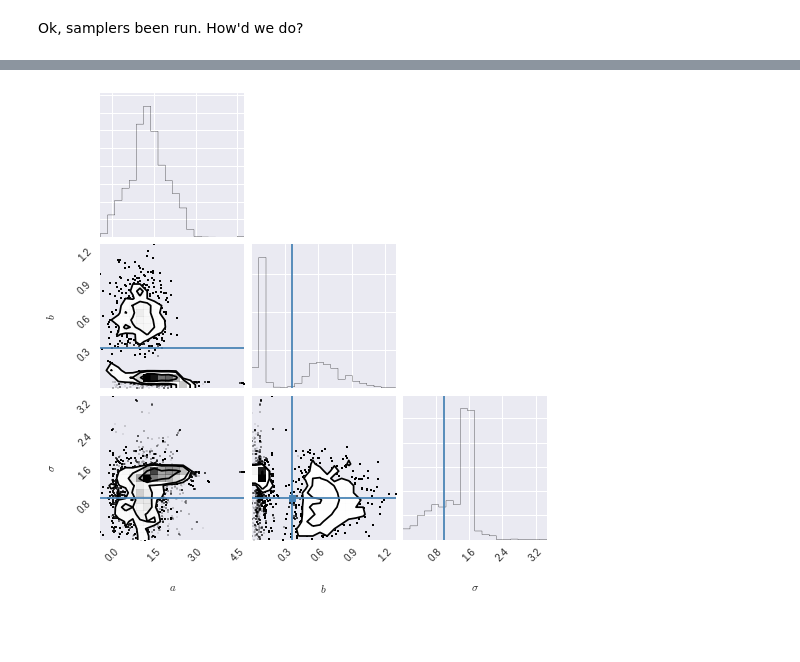
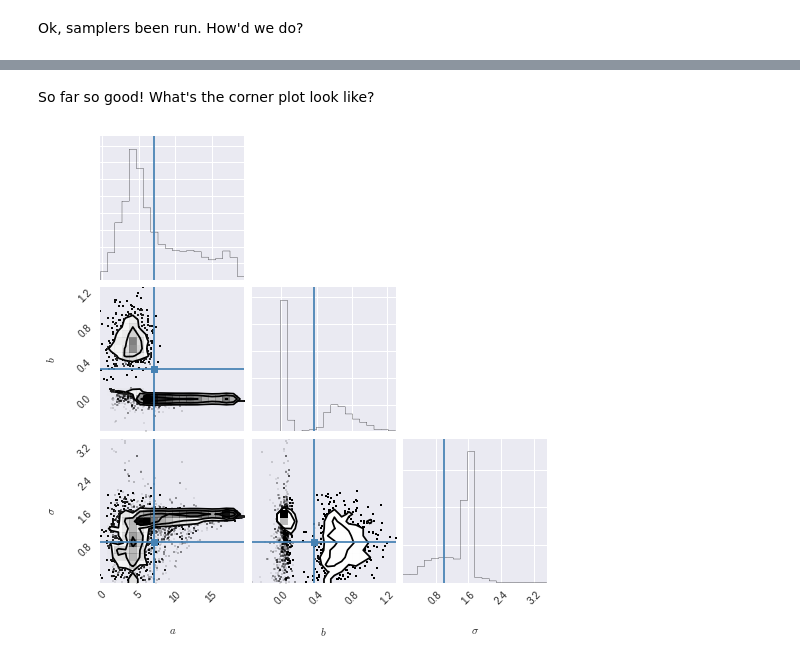
Before and after one commit to Ravirajadrangi/ClusterMassInference, a Jupyter notebook: Inference On Mock.ipynb, the cells around one changed output, grey strips where cells are left out. Cells and saved outputs as stored; diff of their text form; code cells hidden in the pictures; blank space fills up the shorter version.

Commit message:
Sending notebook to Phil to look over.

```diff
--- a/Inference On Mock.ipynb
+++ b/Inference On Mock.ipynb
@@ -7,8 +7,8 @@ import seaborn as sns
 sns.set()
 # %%
 from astropy.io import fits
-dataDir = '/home/sean/Data/BuzzardSims/'
-#dataDir = '/nfs/slac/g/ki/ki19/des/erykoff/clusters/mocks/Buzzard/buzzard-1.1/des_y5/redmapper_v6.4.7/halos/'
+#dataDir = '/home/sean/Data/BuzzardSims/'
+dataDir = '/nfs/slac/g/ki/ki19/des/erykoff/clusters/mocks/Buzzard/buzzard-1.1/des_y5/redmapper_v6.4.7/halos/'
 hdulist = fits.open(dataDir+'buzzard-v1.1-y5_run_00340_lambda_chisq.fit')
 data = hdulist[1].data
 # %%
@@ -68,6 +68,9 @@ I was trying to decide how bad the OLS estimator would be in this case. Since I'
 # %%
 from scipy.stats import linregress
-b, logA, r, p, err = linregress(logMass, logRich)
-print 'a: %.3e\tb: %.3e'%(10**logA, b)
+#Linear shift
+offset = 13.5
+b, logA, r, p, err = linregress(logMass-offset, logRich)
+print 'A: %.3e\tb: %.3e'%(10**logA, b)
 print 'R^2: %.3f'%r**2
+print 'CI_b: (%.3f, %.3f)'%(b-2*err, b+2*err)
 # %% [output]
@@ -109,7 +113,7 @@ $P(a,b,\sigma | \{M\}, \{\lambda\}) = \prod_{k=1}^N{P(\lambda_k |\; M_k, a,b,\si
 
 Note this is a dramatically simplified case. I hope to work up to measured rather than known masses, then removing them from the inference entirely. Here's all the liklihoods.
 # %%
-from scipy.stats import gamma
+from scipy.stats import gamma, lognorm, expon
 def log_prior(a,b,sigma):
 
     if any(x<0 for x in (a,sigma)):
@@ -117,17 +121,19 @@ def log_prior(a,b,sigma):
     #if sigma<0:
     #    return - np.inf
     t = np.arctan(b)
-    if t<0 or t>np.pi/2:
+    #if t<0 or t>np.pi/2:
+    if t<-np.pi/2 or t>np.pi/2:
         return -np.inf
 
     #Hyperparameters
-    lambda_a = 1
+    lambda_a = 1.0
     sigma_a, sigma_b = 1,1
 
     p = 0
     #Exponential in log a
     #p+= np.log(lambda_a)-lambda_a*np.log(a)
-    p+= np.log(lambda_a)-lambda_a*a #changed a => logA TODO Change variable name?
+    #p+= np.log(lambda_a)-lambda_a*a #changed a => logA TODO Change variable name?
+    p+= expon.logpdf(np.log(a), scale = 1/lambda_a)
     #Uniform in arctan(b)
     p+=np.log(2/np.pi)
     #Inv Gamma for sigma
@@ -142,11 +148,10 @@ def log_liklihood(rich, M, a,b,sigma):
     #log Normal liklihood
     #It would appear my write up is incorrect...
     #p-= np.sum(((b*np.log(M)+a-np.log(rich))**2)/(2*sigma**2)+np.log(sigma*rich))
-    p+= np.sum(lognorm.logpdf(rich, sigma, loc = (b*(np.log(M))+np.log(a))))
+    p+= np.sum(lognorm.logpdf(rich, sigma, loc = (b*(np.log(M)-offset)+np.log(a))))
     return p
 
 def log_posterior(theta,rich, M):
-    #print theta
     a,b,sigma = theta[:]
     p = log_prior(a,b,sigma)
     if np.isfinite(p):
@@ -180,7 +180,7 @@ import multiprocessing
 #nCores = multiprocessing.cpu_count()
 nCores = 4
 sampler = mc.EnsembleSampler(nwalkers, ndim, log_posterior, args=[rich, mass],threads = nCores)
-nsteps, nburn = 510, 100
+nsteps, nburn = 600, 100
 # %%
 print '-*'*25
 print 'Num Dim:\t%d\nNum Walkers:\t%d\nNum Steps:\t%d\nNum Burn:\t%d'%(ndim, nwalkers, nsteps, nburn)
@@ -220,7 +231,9 @@ print MAP[1], b
+# %% [markdown]
+So far so good! What's the corner plot look like?
 # %%
 from corner import corner
 titles = ['$a$', '$b$', '$\sigma$']
 sigma_true = 1 #just a guess so this will plot
-corner(chain, labels = titles , truths = [logA, b, sigma_true]);
+corner(chain, labels = titles , truths = [10**logA, b, sigma_true]);
 # %% [output]
-[figure, old version]
+[figure, new version]
```
Also changed, not shown: parts of 20 cells of this notebook, 1 other file.
